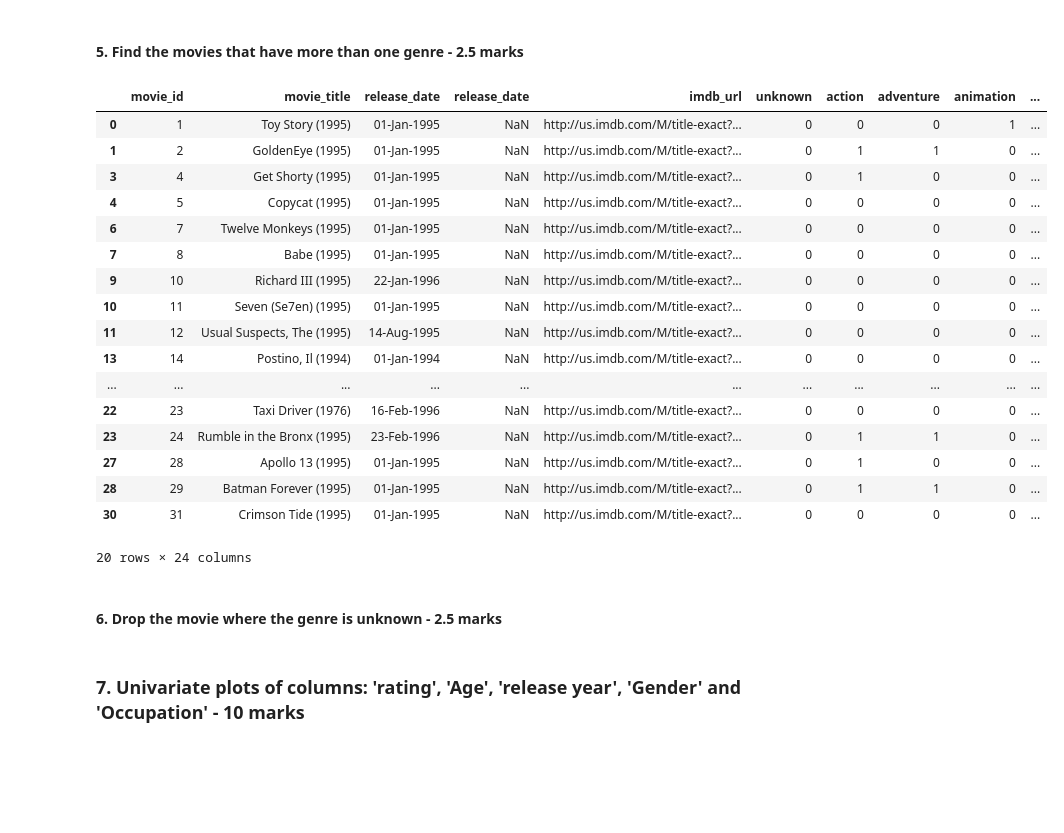
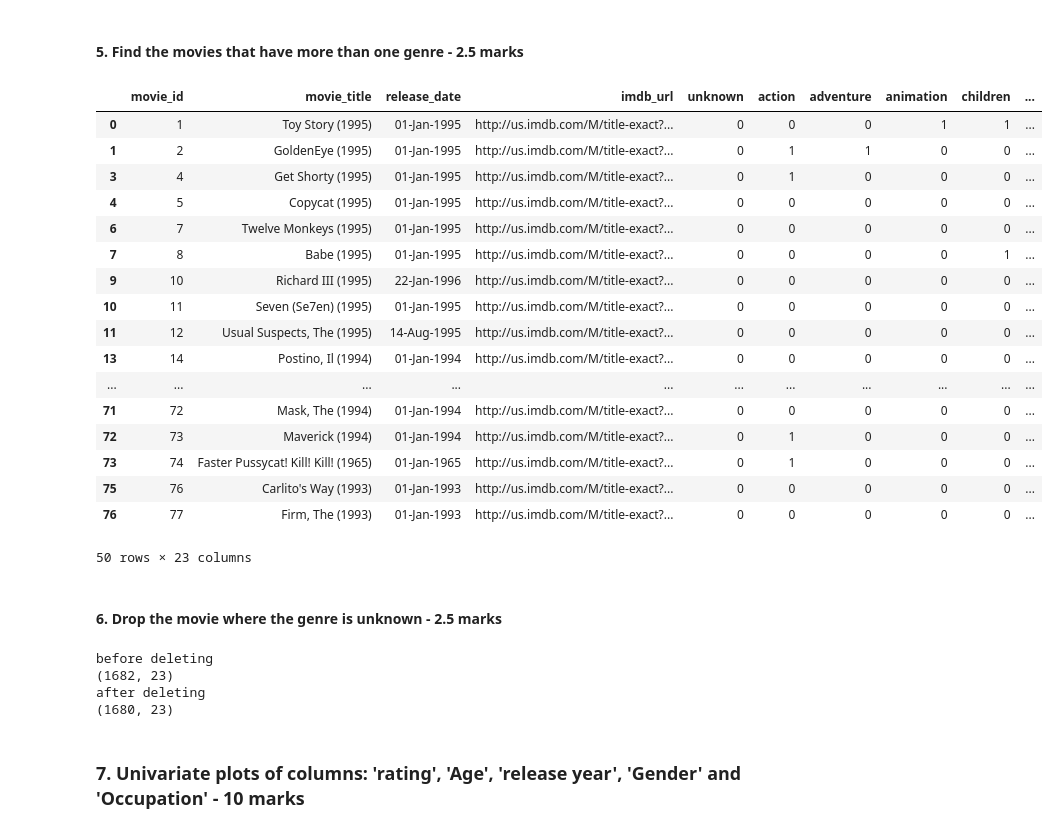
Before and after one commit to rmaciel-prog/PGP-IAML, a Jupyter notebook: MovieLens Project Questions Notebook-1.ipynb, the cells around one changed output. Drawn from its saved outputs; the diff is of its cells as text; code cells hidden in the pictures; blank space fills up the shorter version.

```diff
--- a/MovieLens Project Questions Notebook-1.ipynb
+++ b/MovieLens Project Questions Notebook-1.ipynb
@@ -50,11 +55,12 @@ def item_load():
     """Loads item data into a dataframe"""
     ### using encoding as cp1252 to adapt the data load to the URL codes
     df_item = pd.read_table('ml-100k\\u.item', header=None, encoding='cp1252', sep='|')
-    df_item.columns = ['movie_id' , 'movie_title' , 'release_date' , 'release_date' ,
+    df_item.columns = ['movie_id' , 'movie_title' , 'release_date', 'xxx',
                       'imdb_url' , 'unknown' , 'action', 'adventure', 'animation' ,
                       'children' , 'comedy', 'crime', 'documentary', 'drama', 'fantasy',
                       'film_noir' , 'horror', 'musical', 'mystery', 'romance', 'scifi' ,
                       'thriller' , 'war', 'western']
+    df_item.drop(['xxx'], axis=1, inplace=True)
     return df_item
 
 def user_load():
@@ -172,28 +178,45 @@ df_item[collist].sum(axis=0).sort_values(axis=0, ascending=False).plot.bar()
 # %%
 #hint: use sum on the axis = 1
 more_than_one = df_item[df_item[collist].sum(axis=1) > 1]
-more_than_one.head(20)
+more_than_one.head(50)
 # %% [output]
-|  | movie_id | movie_title | release_date | release_date | imdb_url | unknown | action | adventure | animation | ... |
-| 0 | 1 | Toy Story (1995) | 01-Jan-1995 | NaN | http://us.imdb.com/M/title-exact?... | 0 | 0 | 0 | 1 | ... |
-| 1 | 2 | GoldenEye (1995) | 01-Jan-1995 | NaN | http://us.imdb.com/M/title-exact?... | 0 | 1 | 1 | 0 | ... |
-| 3 | 4 | Get Shorty (1995) | 01-Jan-1995 | NaN | http://us.imdb.com/M/title-exact?... | 0 | 1 | 0 | 0 | ... |
-| 4 | 5 | Copycat (1995) | 01-Jan-1995 | NaN | http://us.imdb.com/M/title-exact?... | 0 | 0 | 0 | 0 | ... |
-| 6 | 7 | Twelve Monkeys (1995) | 01-Jan-1995 | NaN | http://us.imdb.com/M/title-exact?... | 0 | 0 | 0 | 0 | ... |
-| 7 | 8 | Babe (1995) | 01-Jan-1995 | NaN | http://us.imdb.com/M/title-exact?... | 0 | 0 | 0 | 0 | ... |
-| 9 | 10 | Richard III (1995) | 22-Jan-1996 | NaN | http://us.imdb.com/M/title-exact?... | 0 | 0 | 0 | 0 | ... |
-| 10 | 11 | Seven (Se7en) (1995) | 01-Jan-1995 | NaN | http://us.imdb.com/M/title-exact?... | 0 | 0 | 0 | 0 | ... |
-| 11 | 12 | Usual Suspects, The (1995) | 14-Aug-1995 | NaN | http://us.imdb.com/M/title-exact?... | 0 | 0 | 0 | 0 | ... |
-| 13 | 14 | Postino, Il (1994) | 01-Jan-1994 | NaN | http://us.imdb.com/M/title-exact?... | 0 | 0 | 0 | 0 | ... |
+|  | movie_id | movie_title | release_date | imdb_url | unknown | action | adventure | animation | children | ... |
+| 0 | 1 | Toy Story (1995) | 01-Jan-1995 | http://us.imdb.com/M/title-exact?... | 0 | 0 | 0 | 1 | 1 | ... |
+| 1 | 2 | GoldenEye (1995) | 01-Jan-1995 | http://us.imdb.com/M/title-exact?... | 0 | 1 | 1 | 0 | 0 | ... |
+| 3 | 4 | Get Shorty (1995) | 01-Jan-1995 | http://us.imdb.com/M/title-exact?... | 0 | 1 | 0 | 0 | 0 | ... |
+| 4 | 5 | Copycat (1995) | 01-Jan-1995 | http://us.imdb.com/M/title-exact?... | 0 | 0 | 0 | 0 | 0 | ... |
+| 6 | 7 | Twelve Monkeys (1995) | 01-Jan-1995 | http://us.imdb.com/M/title-exact?... | 0 | 0 | 0 | 0 | 0 | ... |
+| 7 | 8 | Babe (1995) | 01-Jan-1995 | http://us.imdb.com/M/title-exact?... | 0 | 0 | 0 | 0 | 1 | ... |
+| 9 | 10 | Richard III (1995) | 22-Jan-1996 | http://us.imdb.com/M/title-exact?... | 0 | 0 | 0 | 0 | 0 | ... |
+| 10 | 11 | Seven (Se7en) (1995) | 01-Jan-1995 | http://us.imdb.com/M/title-exact?... | 0 | 0 | 0 | 0 | 0 | ... |
+| 11 | 12 | Usual Suspects, The (1995) | 14-Aug-1995 | http://us.imdb.com/M/title-exact?... | 0 | 0 | 0 | 0 | 0 | ... |
+| 13 | 14 | Postino, Il (1994) | 01-Jan-1994 | http://us.imdb.com/M/title-exact?... | 0 | 0 | 0 | 0 | 0 | ... |
 | ... | ... | ... | ... | ... | ... | ... | ... | ... | ... | ... |
-| 22 | 23 | Taxi Driver (1976) | 16-Feb-1996 | NaN | http://us.imdb.com/M/title-exact?... | 0 | 0 | 0 | 0 | ... |
-| 23 | 24 | Rumble in the Bronx (1995) | 23-Feb-1996 | NaN | http://us.imdb.com/M/title-exact?... | 0 | 1 | 1 | 0 | ... |
-| 27 | 28 | Apollo 13 (1995) | 01-Jan-1995 | NaN | http://us.imdb.com/M/title-exact?... | 0 | 1 | 0 | 0 | ... |
-| 28 | 29 | Batman Forever (1995) | 01-Jan-1995 | NaN | http://us.imdb.com/M/title-exact?... | 0 | 1 | 1 | 0 | ... |
-| 30 | 31 | Crimson Tide (1995) | 01-Jan-1995 | NaN | http://us.imdb.com/M/title-exact?... | 0 | 0 | 0 | 0 | ... |
+| 71 | 72 | Mask, The (1994) | 01-Jan-1994 | http://us.imdb.com/M/title-exact?... | 0 | 0 | 0 | 0 | 0 | ... |
+| 72 | 73 | Maverick (1994) | 01-Jan-1994 | http://us.imdb.com/M/title-exact?... | 0 | 1 | 0 | 0 | 0 | ... |
+| 73 | 74 | Faster Pussycat! Kill! Kill! (1965) | 01-Jan-1965 | http://us.imdb.com/M/title-exact?... | 0 | 1 | 0 | 0 | 0 | ... |
+| 75 | 76 | Carlito's Way (1993) | 01-Jan-1993 | http://us.imdb.com/M/title-exact?... | 0 | 0 | 0 | 0 | 0 | ... |
+| 76 | 77 | Firm, The (1993) | 01-Jan-1993 | http://us.imdb.com/M/title-exact?... | 0 | 0 | 0 | 0 | 0 | ... |
-20 rows × 24 columns
+50 rows × 23 columns
 # %% [markdown]
 #### 6. Drop the movie where the genre is unknown - 2.5 marks
+# %%
+print('before deleting')
+print(df_item.shape)
+
+ix_names = df_item[df_item['unknown']==1].index
+
+#Delete these rows indexes from dataframe
+
+df_item.drop(ix_names, inplace=True)
+
+print('after deleting')
+print(df_item.shape)
+# %% [output]
+before deleting
+(1682, 23)
+after deleting
+(1680, 23)
 # %% [markdown]
 ### 7. Univariate plots of columns: 'rating', 'Age', 'release year', 'Gender' and 'Occupation' - 10 marks
 # %%
```
Also changed, not shown: parts of 11 cells of this notebook.
